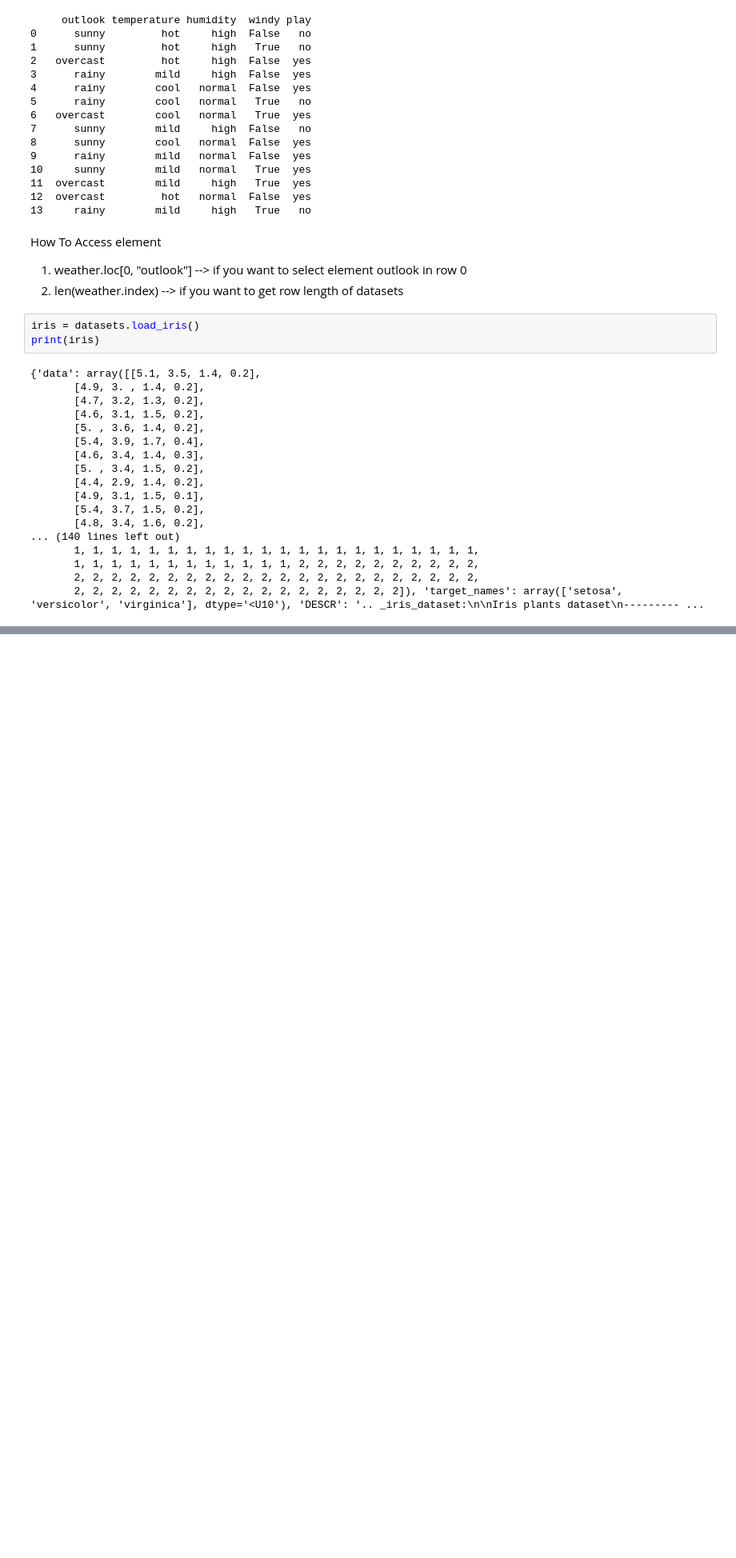
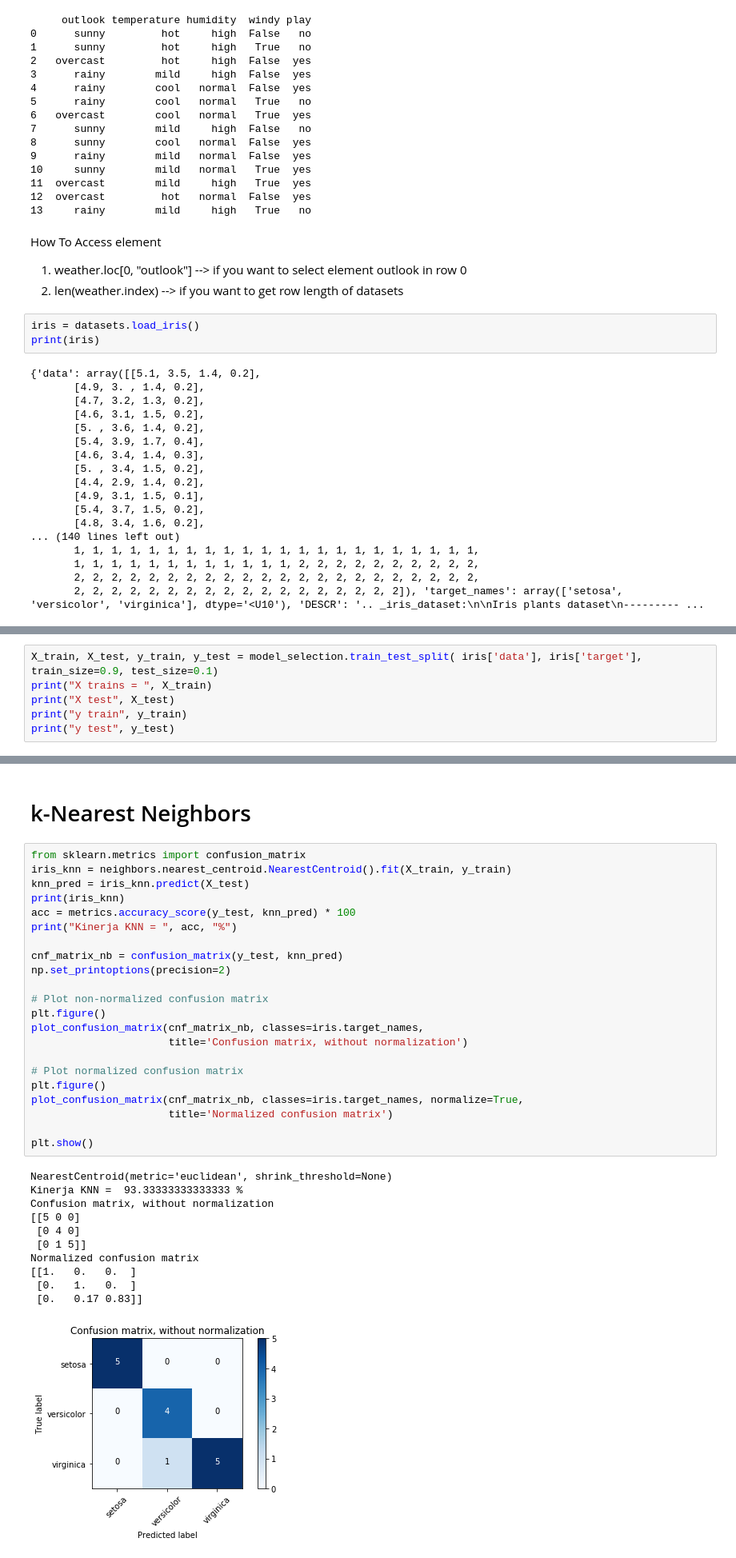
Before and after one commit to faizzuns/scikit-learn, a Jupyter notebook: scikit-learn.ipynb, the cells around one changed output, grey strips where cells are left out. Shown: that part at 80% size. Cells and saved outputs as stored; diff of their text form; blank space fills up the shorter version.

```diff
--- a/scikit-learn.ipynb
+++ b/scikit-learn.ipynb
@@ -51,0 +133,6 @@ print(iris)
+# %%
+X_train, X_test, y_train, y_test = model_selection.train_test_split( iris['data'], iris['target'], train_size=0.9, test_size=0.1)
+print("X trains = ", X_train)
+print("X test", X_test)
+print("y train", y_train)
+print("y test", y_test)
@@ -51,0 +157,36 @@ print(iris)
+# %% [markdown]
+#  k-Nearest Neighbors
+# %%
+from sklearn.metrics import confusion_matrix
+iris_knn = neighbors.nearest_centroid.NearestCentroid().fit(X_train, y_train)
+knn_pred = iris_knn.predict(X_test)
+print(iris_knn)
+acc = metrics.accuracy_score(y_test, knn_pred) * 100
+print("Kinerja KNN = ", acc, "%")
+
+cnf_matrix_nb = confusion_matrix(y_test, knn_pred)
+np.set_printoptions(precision=2)
+
+# Plot non-normalized confusion matrix
+plt.figure()
+plot_confusion_matrix(cnf_matrix_nb, classes=iris.target_names,
+                      title='Confusion matrix, without normalization')
+
+# Plot normalized confusion matrix
+plt.figure()
+plot_confusion_matrix(cnf_matrix_nb, classes=iris.target_names, normalize=True,
+                      title='Normalized confusion matrix')
+
+plt.show()
+# %% [output]
+NearestCentroid(metric='euclidean', shrink_threshold=None)
+Kinerja KNN =  93.33333333333333 %
+Confusion matrix, without normalization
+[[5 0 0]
+ [0 4 0]
+ [0 1 5]]
+Normalized confusion matrix
+[[1.   0.   0.  ]
+ [0.   1.   0.  ]
+ [0.   0.17 0.83]]
+[figure, added]
```
Also changed, not shown: parts of 38 cells of this notebook, 2 other files.
